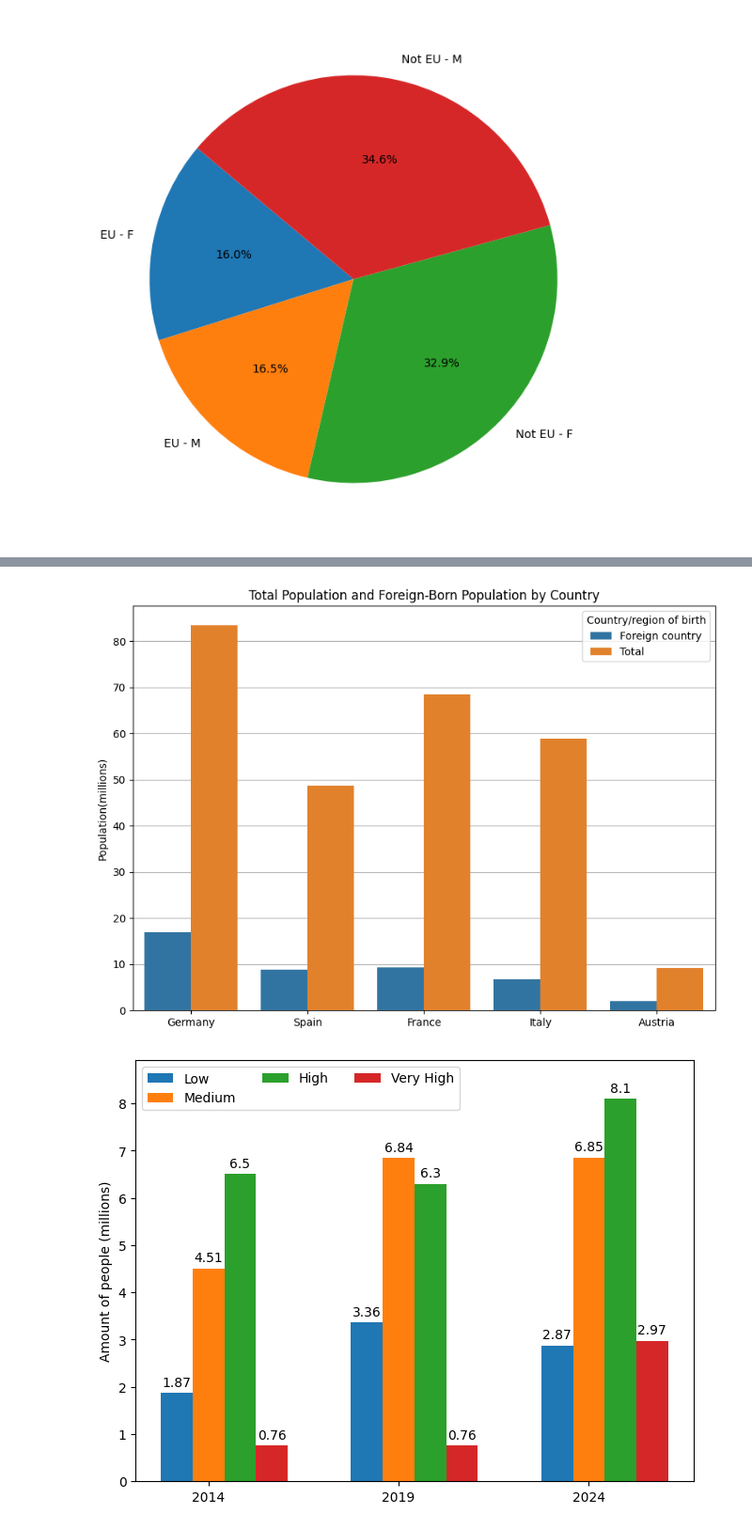
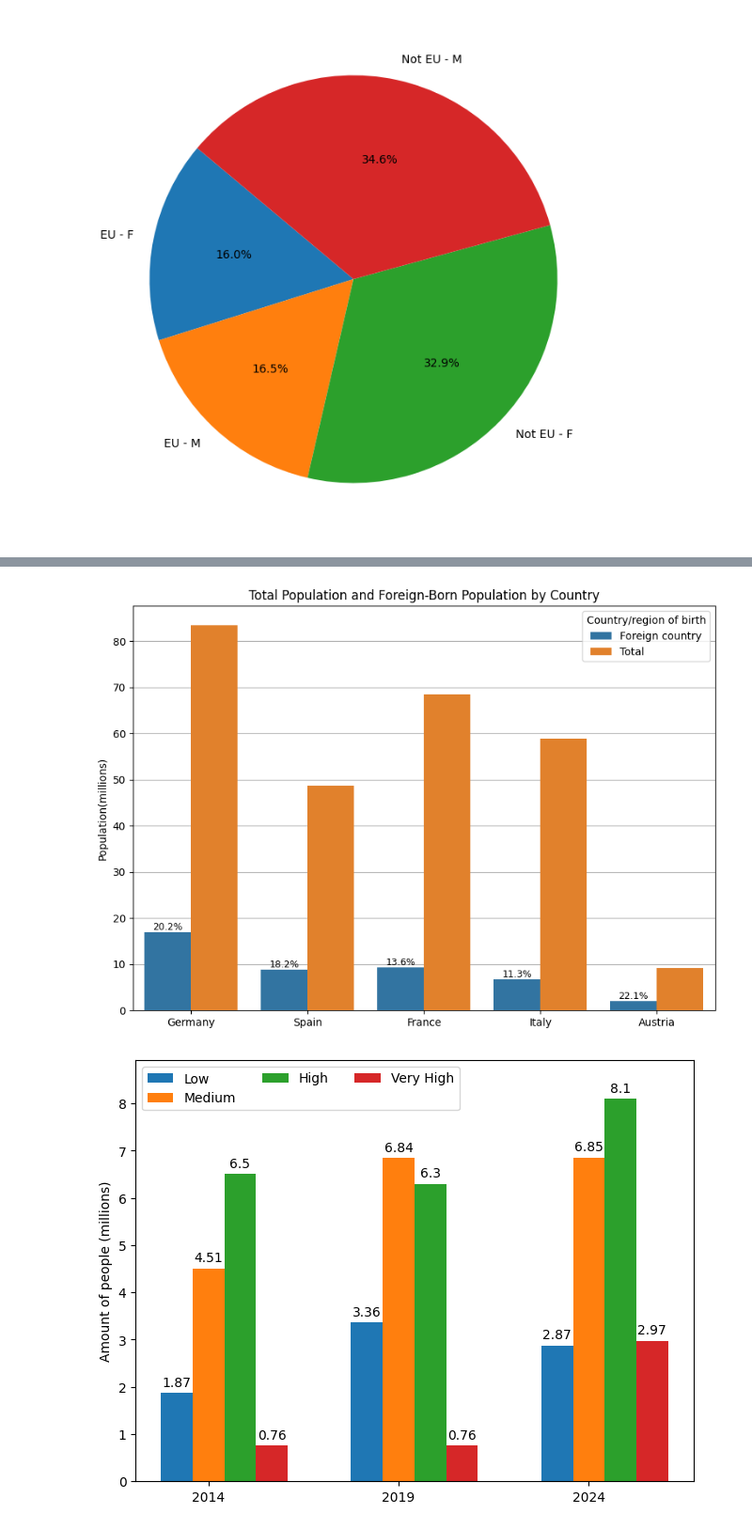
Before and after one commit to loveBeatles/datavis_project, a Jupyter notebook: group_project.ipynb, the cells around one changed output, grey strips where cells are left out. Shown at 94% size. Saved outputs shown, nothing was run; the diff lists cells and outputs as text; code cells hidden in the pictures.

```diff
--- a/group_project.ipynb
+++ b/group_project.ipynb
@@ -221,8 +258,6 @@ df_population_by_country_of_birth = df_population_by_country_of_birth.merge(
     on='Geopolitical entity (reporting)',
     how='left'
 )
-display(df_population_by_country_of_birth)
-
 
 
 fig, ax = plt.subplots(figsize=(10, 7))
@@ -230,7 +265,30 @@ fig, ax = plt.subplots(figsize=(10, 7))
 df_population_by_country_of_birth_5countries = df_population_by_country_of_birth[df_population_by_country_of_birth['geo'].isin(countries_highest_number_immigrates)]
 df_population_by_country_of_birth_5countries = pd.concat([df_population_by_country_of_birth_5countries.query('geo!="AT"'), df_population_by_country_of_birth_5countries.query('geo=="AT"')], ignore_index=True)
 
+
 plot_for_pop_by_country_of_birth = sns.barplot(data=df_population_by_country_of_birth_5countries, y='OBS_VALUE', x='Geopolitical entity (reporting)', hue='Country/region of birth', ax=ax, zorder=3)
+
+bars = plot_for_pop_by_country_of_birth.patches
+
+df_foreign = df_population_by_country_of_birth_5countries.query('`Country/region of birth` == "Foreign country"').reset_index(drop=True)
+
+foreign_index = 0
+
+for bar in bars:
+    if foreign_index < len(df_foreign):
+        if abs(bar.get_height() - df_foreign.loc[foreign_index, 'OBS_VALUE']) < 1e-3:
+            percent = df_foreign.loc[foreign_index, 'Percentage Foreign-Born']
+            ax.text(
+                bar.get_x() + bar.get_width() / 2,
+                bar.get_height(),
+                f"{percent:.1f}%",
+                ha='center',
+                va='bottom',
+                fontsize=9,
+                color='black'
+            )
+            foreign_index += 1
+
 ax.set_title('Total Population and Foreign-Born Population by Country')
 ax.set_xlabel('')
 ax.set_ylabel('Population(millions)')
@@ -258,4 +299,4 @@ plt.show()
-[figure, old version]
+[figure, new version]
 # %%
 # Human_D_of_citizicitizenship
 url_H = "https://raw.githubusercontent.com/loveBeatles/datavis_project/main/data/human.csv"
```
Also changed, not shown: parts of 2 cells of this notebook.
